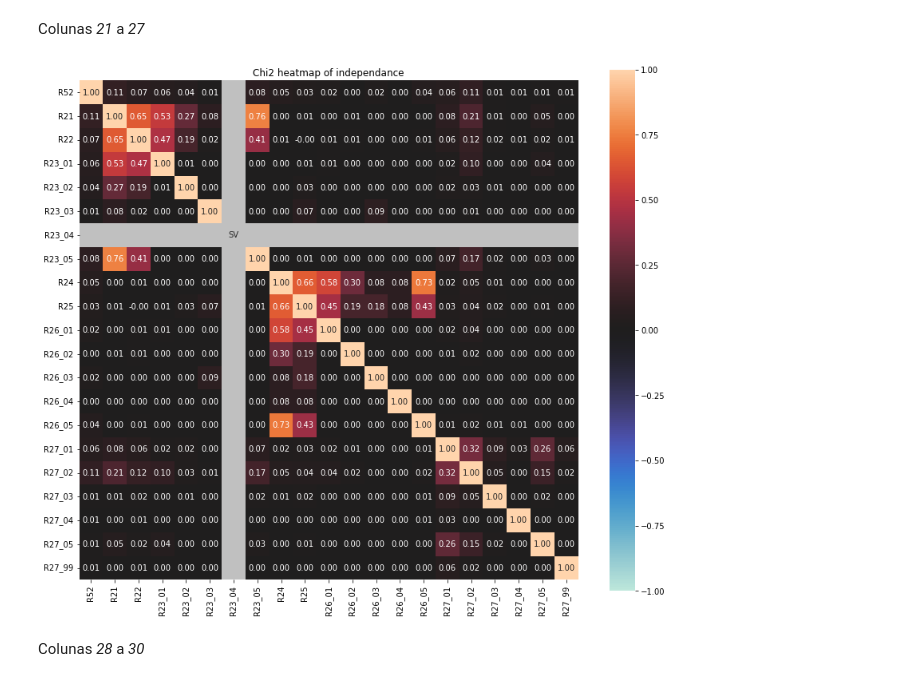
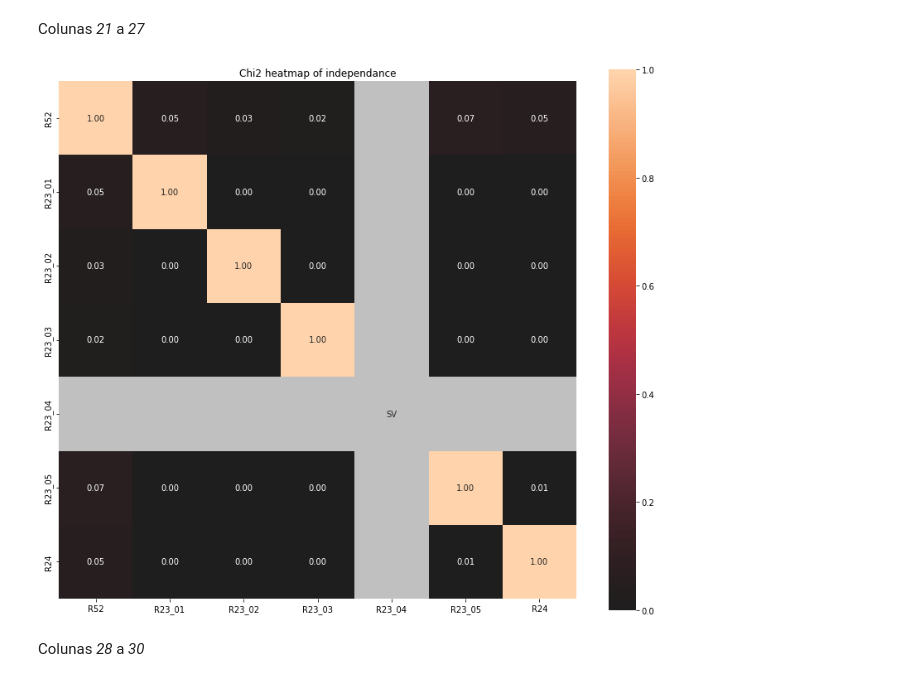
Before and after one commit to insper-classroom/23-1a-cd-p2-anderson_samuel_vinicius, a Jupyter notebook: Relatório.ipynb, the cells around one changed output. Drawn from its saved outputs; the diff is of its cells as text; code cells hidden in the pictures.

```diff
--- a/Relatório.ipynb
+++ b/Relatório.ipynb
@@ -1197,26 +1192,26 @@ Colunas _21_ a _27_
 # %%
 # Pegando as colunas para selecionar pelo dicionário
 bloco_buscado = []
 aux = ''
-i = 21
-while i <= 27:
+i = 23
+while i <= 24:
     aux = 'R' + str(i)
     bloco_buscado.append(aux)
     i += 1
 
 # Separando o bloco por loc
 perguntas = ['R52']
 for per in bloco_buscado:
     for column in col_per_quest[per]:
         perguntas.append(column)
 
 analise = responsaveis_df.loc[:, perguntas]
 
 # Teste do Chi Quadrado
 associations(analise,figsize=(14,12),title="Chi2 heatmap of independance")
 plt.show()
 # %% [output]
-[figure, old version]
+[figure, new version]
 # %% [markdown]
 Colunas _28_ a _30_
 # %%
```
Also changed, not shown: parts of 37 cells of this notebook.
